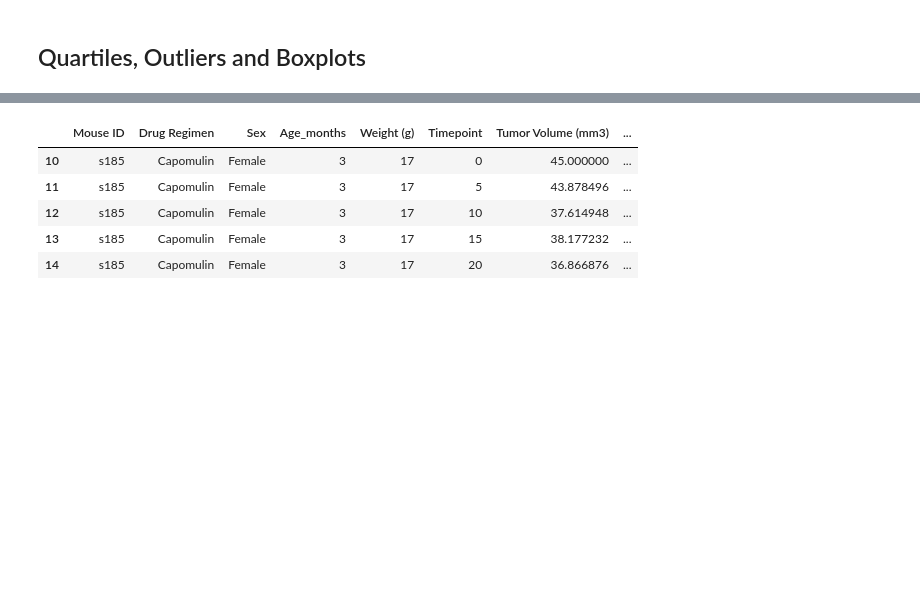
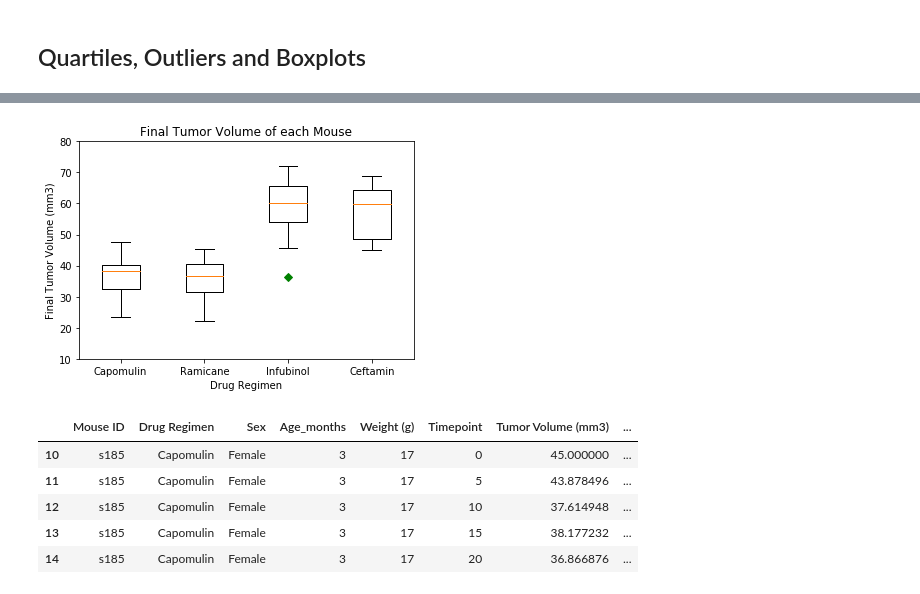
Before and after one commit to vasudhanair/Matplotlib-Challenge, a Jupyter notebook: Pymaceuticals/pymaceuticals.ipynb, the cells around one changed output, grey strips where cells are left out. Cells and saved outputs as stored; diff of their text form; code cells hidden in the pictures; blank space fills up the shorter version.

```diff
--- a/Pymaceuticals/pymaceuticals.ipynb
+++ b/Pymaceuticals/pymaceuticals.ipynb
@@ -265,2 +259,8 @@ plt.show()
 # %% [markdown]
 ## Quartiles, Outliers and Boxplots
+# %%
+Four_regimes = Pymaceuticals_df[Pymaceuticals_df["Drug Regimen"].isin(["Capomulin", "Ramicane", "Infubinol", "Ceftamin"])]
+Four_regimes = Four_regimes.sort_values(["Timepoint"], ascending=True)
+Four_regimes
+Four_regimes_data = Four_regimes[["Drug Regimen", "Mouse ID", "Timepoint", "Tumor Volume (mm3)"]]
+Four_regimes_data
@@ -267,3 +281,30 @@ plt.show()
+# %%
+# Group data by Drug Regimen and Mouse ID to capture Last Tumor Measurement
+best_regimens_sort = Four_regimes_data.groupby(['Drug Regimen', 'Mouse ID']).last()['Tumor Volume (mm3)']
+best_regimens_sort.head()
+
+# Create a dataframe
+best_regimen_df = best_regimens_sort.to_frame()
+best_regimen_df
+
+# Create a list to use as labels and dataframe
+Top_4 = ['Capomulin', 'Ramicane', 'Infubinol','Ceftamin']
+
+# Generate a box plot of the final tumor volume of each mouse across four regimens of interest
+Final_df = best_regimen_df.reset_index()
+Tumor_lists = Final_df.groupby('Drug Regimen')['Tumor Volume (mm3)'].apply(list)
+Tumor_list_df = pd.DataFrame(Tumor_lists)
+Tumor_list_df = Tumor_list_df.reindex(Top_4)
+Tumor_vols = [vol for vol in Tumor_list_df['Tumor Volume (mm3)']]
+plt.boxplot(Tumor_vols, labels=Top_4,notch=0,sym='gD')
+plt.title("Final Tumor Volume of each Mouse")
+plt.xlabel("Drug Regimen")
+plt.ylabel("Final Tumor Volume (mm3)")
+
+plt.ylim(10, 80)
+plt.show()
+# %% [output]
+[figure, added]
 # %%
 # Calculate the final tumor volume of each mouse across four of the treatment regimens:
 # Capomulin, Ramicane, Infubinol, and Ceftamin
```
Also changed, not shown: parts of 12 cells of this notebook.
